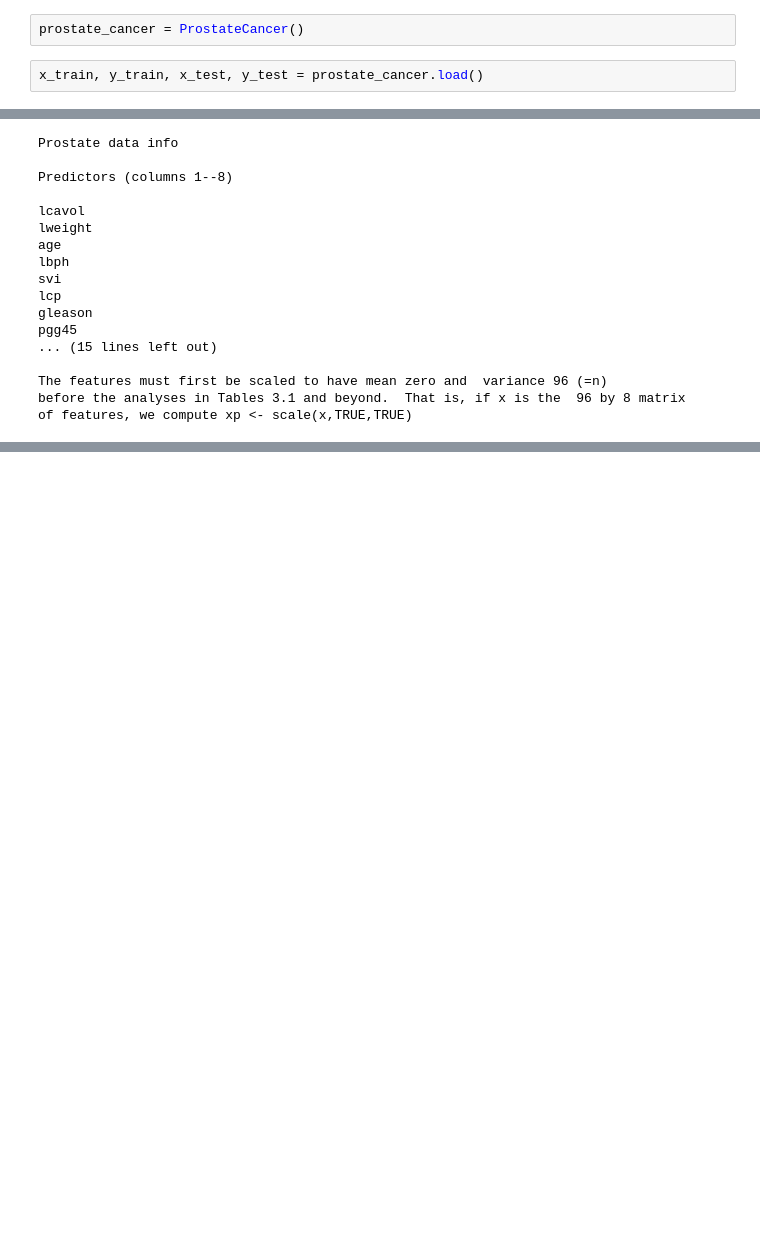
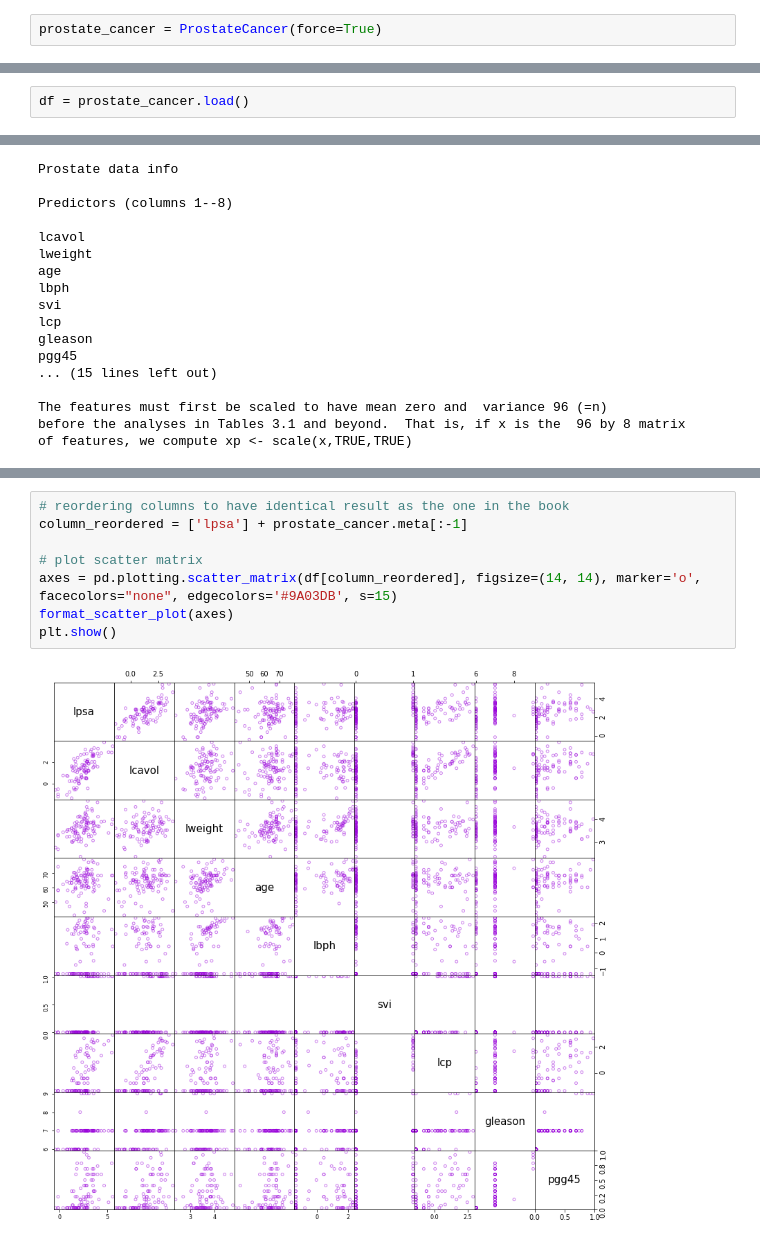
Before and after one commit to abkoesdw/The-Elements-of-Statistical-Learning-Python-Codes, a Jupyter notebook: esl/Chapter 03 - Linear Methods for Regression/3.2.1 Example - Prostate Cancer.ipynb, the cells around one changed output, grey strips where cells are left out. Cells and saved outputs as stored; diff of their text form; blank space fills up the shorter version.

Commit message:
added some plots

```diff
--- a/esl/Chapter 03 - Linear Methods for Regression/3.2.1 Example - Prostate Cancer.ipynb
+++ b/esl/Chapter 03 - Linear Methods for Regression/3.2.1 Example - Prostate Cancer.ipynb
@@ -3,4 +8,2 @@ from ml_datasets.esl import ProstateCancer
 # %%
-prostate_cancer = ProstateCancer()
+prostate_cancer = ProstateCancer(force=True)
-# %%
-x_train, y_train, x_test, y_test = prostate_cancer.load()
@@ -18,0 +10,2 @@ columns: ['lcavol', 'lweight', 'age', 'lbph', 'svi', 'lcp', 'gleason', 'pgg45',
+# %%
+df = prostate_cancer.load()
@@ -38,0 +78,10 @@ of features, we compute xp <- scale(x,TRUE,TRUE)
+# %%
+# reordering columns to have identical result as the one in the book
+column_reordered = ['lpsa'] + prostate_cancer.meta[:-1]
+
+# plot scatter matrix
+axes = pd.plotting.scatter_matrix(df[column_reordered], figsize=(14, 14), marker='o', facecolors="none", edgecolors='#9A03DB', s=15)
+format_scatter_plot(axes)
+plt.show()
+# %% [output]
+[figure, added]
```
Also changed, not shown: parts of 19 cells of this notebook.
